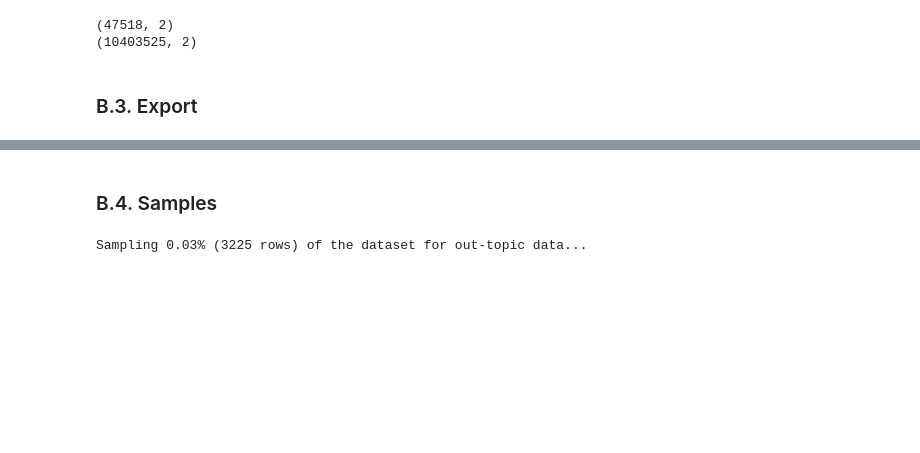
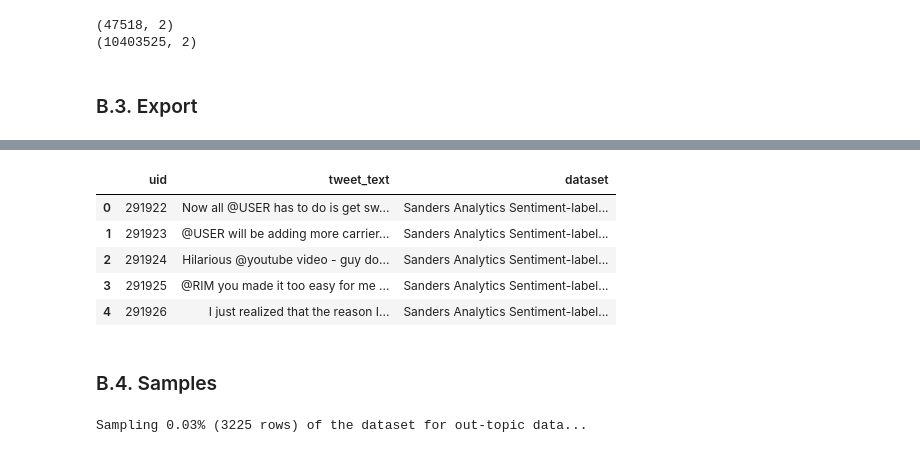
Before and after one commit to dhnhut/disaster-tweets, a Jupyter notebook: notebooks/1_1_extended_datasets.ipynb, the cells around one changed output, grey strips where cells are left out. Cells and saved outputs as stored; diff of their text form; code cells hidden in the pictures; blank space fills up the shorter version.

```diff
--- a/notebooks/1_1_extended_datasets.ipynb
+++ b/notebooks/1_1_extended_datasets.ipynb
@@ -454 +467,13 @@ print(df_out.shape)
+# %%
+# add uid - `unique identifier` column
+idx = disaster_count + len(df_weather) + 1
+df_out.insert(0, 'uid', range(idx, len(df_out) + idx))
+df_out.head()
+# %% [output]
+|  | uid | tweet_text | dataset |
+| 0 | 291922 | Now all @USER has to do is get sw... | Sanders Analytics Sentiment-label... |
+| 1 | 291923 | @USER will be adding more carrier... | Sanders Analytics Sentiment-label... |
+| 2 | 291924 | Hilarious @youtube video - guy do... | Sanders Analytics Sentiment-label... |
+| 3 | 291925 | @RIM you made it too easy for me ... | Sanders Analytics Sentiment-label... |
+| 4 | 291926 | I just realized that the reason I... | Sanders Analytics Sentiment-label... |
 # %%
```
Also changed, not shown: parts of 4 cells of this notebook, 3 other files.
